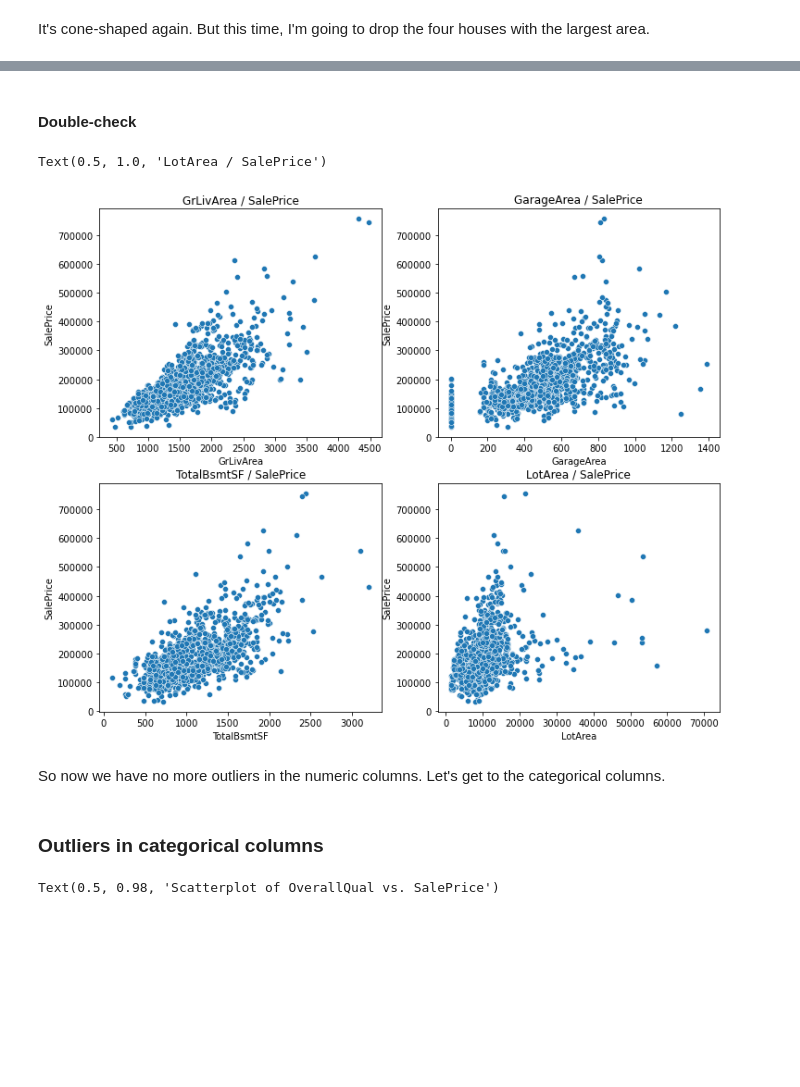
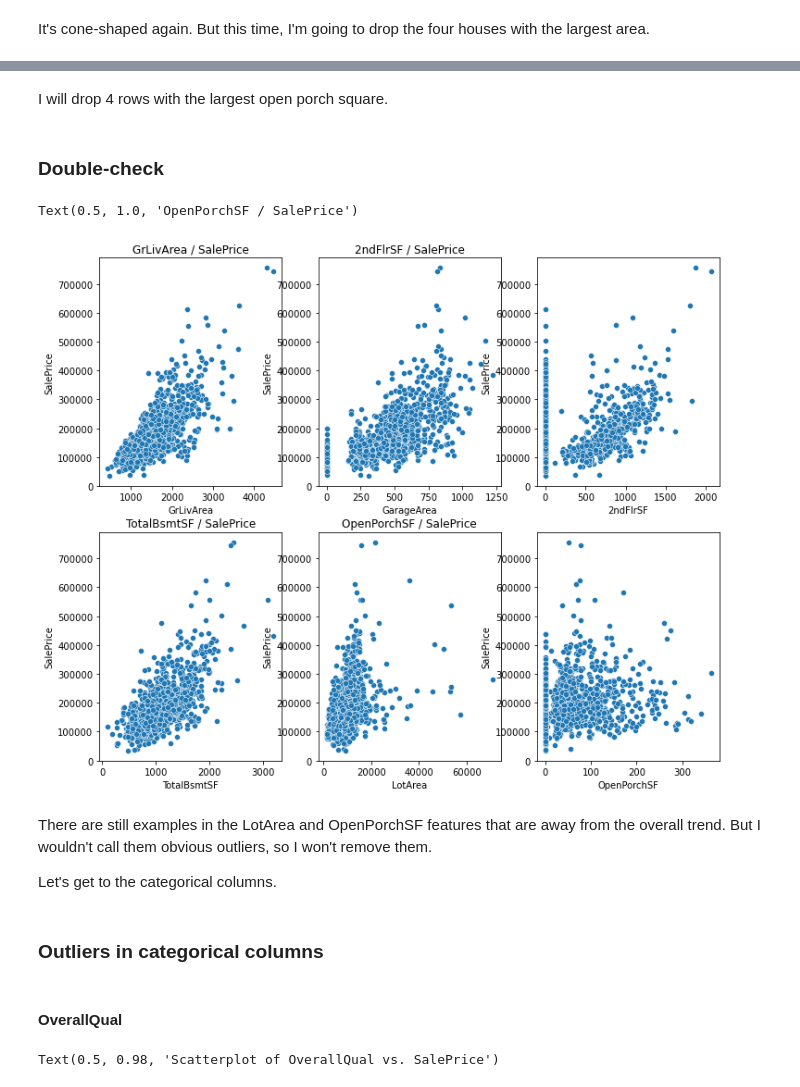
Before and after one commit to KorniiVlasenko/House-Price-Predictor-ML-Regression, a Jupyter notebook: Notebooks/Exploratory/explaratory_analysis.ipynb, the cells around one changed output, grey strips where cells are left out. Drawn from its saved outputs; the diff is of its cells as text; code cells hidden in the pictures; blank space fills up the shorter version.

Commit message:
Outliers excluding is ready

```diff
--- a/Notebooks/Exploratory/explaratory_analysis.ipynb
+++ b/Notebooks/Exploratory/explaratory_analysis.ipynb
@@ -335,3 +337,6 @@ features_for_model_training = [feature for feature in features_for_model_trainin
+# %%
+features_for_model_training = [feature for feature in features_for_model_training if
+                               feature not in ['MSZoning']]
 # %%
 features_for_model_training
 # %% [output]
@@ -417,3 +422,7 @@ This distribution is cone-shaped. It doesn't look like there are outliers.
+# %%
+indices_to_remove = X['GarageArea'].nlargest(3).index
+
+X = X.drop(indices_to_remove)
 # %% [markdown]
 #### TotalBsmtSF
 # %%
@@ -443,19 +472,31 @@ X = X.drop(indices_to_remove)
+# %% [markdown]
+I will drop 4 rows with the largest open porch square.
+# %%
+indices_to_remove = X['OpenPorchSF'].nlargest(4).index
+
+X = X.drop(indices_to_remove)
 # %% [markdown]
-#### Double-check
+### Double-check
 # %%
-fig, axes = plt.subplots(2, 2, figsize=(12, 10))
+fig, axes = plt.subplots(2, 3, figsize=(12, 10))
 
 sns.scatterplot(x=X['GrLivArea'], y=y, ax=axes[0, 0])
 axes[0, 0].set_title('GrLivArea / SalePrice')
 
 sns.scatterplot(x=X['GarageArea'], y=y, ax=axes[0, 1])
 axes[0, 1].set_title('GarageArea / SalePrice')
 
+sns.scatterplot(x=X['2ndFlrSF'], y=y, ax=axes[0, 2])
+axes[0, 1].set_title('2ndFlrSF / SalePrice')
+
 sns.scatterplot(x=X['TotalBsmtSF'], y=y, ax=axes[1, 0])
 axes[1, 0].set_title('TotalBsmtSF / SalePrice')
 
 sns.scatterplot(x=X['LotArea'], y=y, ax=axes[1, 1])
 axes[1, 1].set_title('LotArea / SalePrice')
+
+sns.scatterplot(x=X['OpenPorchSF'], y=y, ax=axes[1, 2])
+axes[1, 1].set_title('OpenPorchSF / SalePrice')
 # %% [output]
-Text(0.5, 1.0, 'LotArea / SalePrice')
+Text(0.5, 1.0, 'OpenPorchSF / SalePrice')
-[figure, old version]
+[figure, new version]
@@ -464,2 +503,4 @@ y = y[X.index]
 # %% [markdown]
-So now we have no more outliers in the numeric columns. Let's get to the categorical columns.
+There are still examples in the LotArea and OpenPorchSF features that are away from the overall trend. But I wouldn't call them obvious outliers, so I won't remove them.
+
+Let's get to the categorical columns.
@@ -466,5 +509,7 @@ So now we have no more outliers in the numeric columns. Let's get to the categor
 # %% [markdown]
 ### Outliers in categorical columns
+# %% [markdown]
+#### OverallQual
 # %%
 plt.figure(figsize = (10, 5))
 sns.scatterplot(x = X['OverallQual'], y=y)
```
Also changed, not shown: parts of 43 cells of this notebook.
